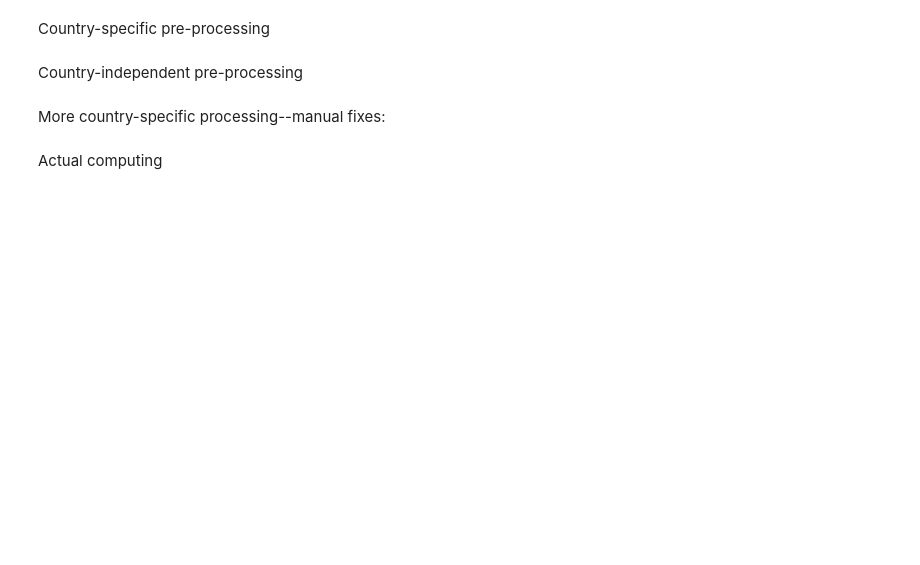
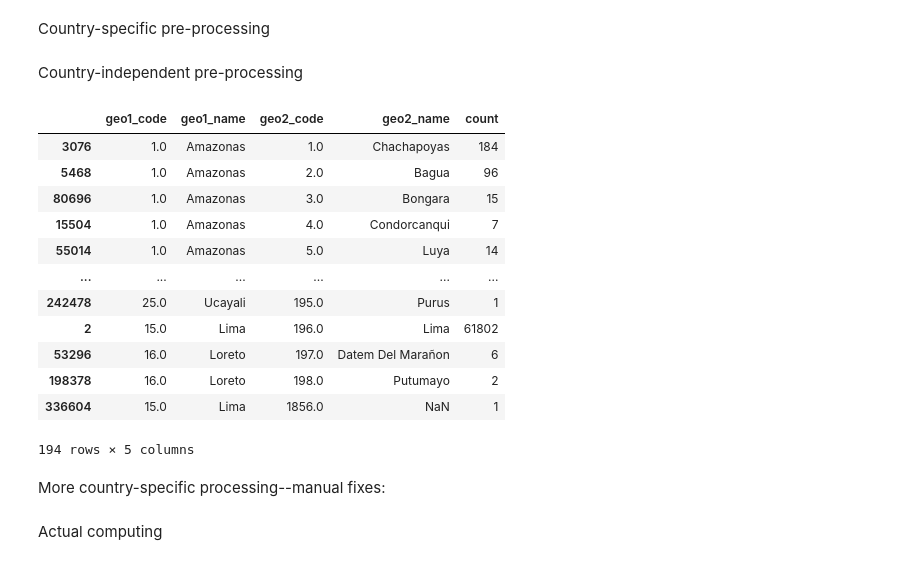
Before and after one commit to lapop-central/sample-match-abstraction, a Jupyter notebook: src/2_process-geo.ipynb, the cells around one changed output. Saved outputs shown, nothing was run; the diff lists cells and outputs as text; code cells hidden in the pictures; blank space fills up the shorter version.

Commit message:
finished 2_process-geo for PE, updated 1_process-Netquest to pick variables present in each country rather than filtering by name

```diff
--- a/src/2_process-geo.ipynb
+++ b/src/2_process-geo.ipynb
@@ -12,6 +12,5 @@ country = "MX"
 # %%
 if country == "AR":
-    nq_date = "190628"
     geo1_nq = "AR_provincia"
     geo2_nq = "AR_departamento"
     geo1_ipums = 'GEO1_AR2010'
@@ -25,7 +24,6 @@ if country == "AR":
     centroidfile = '../out/geo/'+country+'_geo2_centroids.csv'
 
 elif country == "BR":
-    nq_date = "190628"
     geo1_nq = "BR_estado"
     geo2_nq = "BR_cidade"
     geo1_ipums = 'GEO1_BR2010'
@@ -34,7 +32,6 @@ elif country == "BR":
     ipumsfile = "../../raw/ipums/"+country+"/ipumsi_00026.csv"
 
 elif country == "CL":
-    nq_date = "191120"
     geo1_nq = "CL_provincia"
     geo2_nq = "CL_comuna"
     geo1_ipums = 'GEO1_CL2002'
@@ -43,7 +40,6 @@ elif country == "CL":
     ipumsfile = "../../raw/ipums/"+country+"/ipumsi_00020.csv"
 
 elif country=="CO":
-    country = "CO"
     geo2_nq = "CO_municipio"
     geo1_nq = "CO_departamento"
     geo1_ipums = 'GEO1_CO2005'
@@ -52,13 +48,20 @@ elif country=="CO":
     ipumsfile = "../../raw/ipums/"+country+"/ipumsi_00022.csv"
 
 elif country=="MX":
-    country = "MX"
-    geo1_nq = "MX_estado"
-    geo2_nq = "MX_municipio"
+    geo1_nq = "MX_int_estado"
+    geo2_nq = "int_municipio_delegacion"
     geo1_ipums = 'GEO1_MX2015'
     geo2_ipums = 'GEO2_MX2015'
     year = '2015'
     ipumsfile = "../../raw/ipums/"+country+"/ipumsi_00021.csv"
+
+elif country=="PE":
+    geo2_nq = "PE_provincia"
+    geo1_nq = "PE_departamento"
+    geo1_ipums = "GEO1_PE2007" # department
+    geo2_ipums = "GEO2_PE2007" # province
+    year = '2007'
+    ipumsfile = "../../raw/ipums/"+country+"/ipumsi_00030.csv"
 
 netquestfile = "../out/panel_country/"+country+"_netquest-panel.csv"
 dictfile = "../out/panel_country/"+country+"_levels.xlsx"
@@ -72,7 +79,13 @@ Loading things
 # %%
-census = pd.read_csv(ipumsfile)
+#census = pd.read_csv(ipumsfile)
 netquest = pd.read_csv(netquestfile)
 nq_dict = pd.read_excel(dictfile)
-ipums_geo2 = pd.read_csv(geo2file,encoding='Latin1', names=['code','name'], skiprows=1)
-ipums_geo1 = pd.read_csv(geo1file,encoding='Latin1', names=['code','name'], skiprows=1)
+if country=="PE":
+    ipums_geo2 = pd.read_csv(geo2file, names=['code','name'], skiprows=1)
+    ipums_geo1 = pd.read_csv(geo1file, names=['code','name'], skiprows=1)
+else:
+    ipums_geo2 = pd.read_csv(geo2file,encoding='Latin1', names=['code','name'], skiprows=1)
+    ipums_geo1 = pd.read_csv(geo1file,encoding='Latin1', names=['code','name'], skiprows=1)
+
+
 geo2_centroids = pd.read_csv(centroidfile, encoding='latin1')
@@ -242,7 +262,7 @@ if country=="AR":
                  'geo1_name'] = 'CABA'
     nq_geodf = nq_geodf[(nq_geodf['geo1_code'].notna()) & (nq_geodf['geo2_code'].notna())]
 
-if (country=="BR") or (country=="CL") or (country=="CO"):
+else:
     nq_geodf = netquest.merge(nq_geo2, on=geo2_nq, how='left')\
                        .merge(nq_geo1, on=geo1_nq, how='left')[[geo1_nq,geo1_nq+'_name',geo2_nq,geo2_nq+'_name']]
     nq_geodf.columns = ['geo1_code','geo1_name','geo2_code','geo2_name']
@@ -258,6 +278,25 @@ nq_geodf['count'] = nq_geodf.apply(
                                    axis=1)
 nq_geodf = nq_geodf.sort_values(['geo2_code','count']) \
     [~(nq_geodf.sort_values(['geo2_code','count']).duplicated('geo2_code',keep='last'))]
+
+nq_geodf.geo1_name = nq_geodf.geo1_name.str.title()
+nq_geodf.geo2_name = nq_geodf.geo2_name.str.title()
+# %%
+nq_geodf
+# %% [output]
+|  | geo1_code | geo1_name | geo2_code | geo2_name | count |
+| 3076 | 1.0 | Amazonas | 1.0 | Chachapoyas | 184 |
+| 5468 | 1.0 | Amazonas | 2.0 | Bagua | 96 |
+| 80696 | 1.0 | Amazonas | 3.0 | Bongara | 15 |
+| 15504 | 1.0 | Amazonas | 4.0 | Condorcanqui | 7 |
+| 55014 | 1.0 | Amazonas | 5.0 | Luya | 14 |
+| ... | ... | ... | ... | ... | ... |
+| 242478 | 25.0 | Ucayali | 195.0 | Purus | 1 |
+| 2 | 15.0 | Lima | 196.0 | Lima | 61802 |
+| 53296 | 16.0 | Loreto | 197.0 | Datem Del Marañon | 6 |
+| 198378 | 16.0 | Loreto | 198.0 | Putumayo | 2 |
+| 336604 | 15.0 | Lima | 1856.0 | NaN | 1 |
+194 rows × 5 columns
 # %% [markdown]
 More country-specific processing--manual fixes:
 # %%
```
Also changed, not shown: parts of 6 cells of this notebook, 2 other files.
